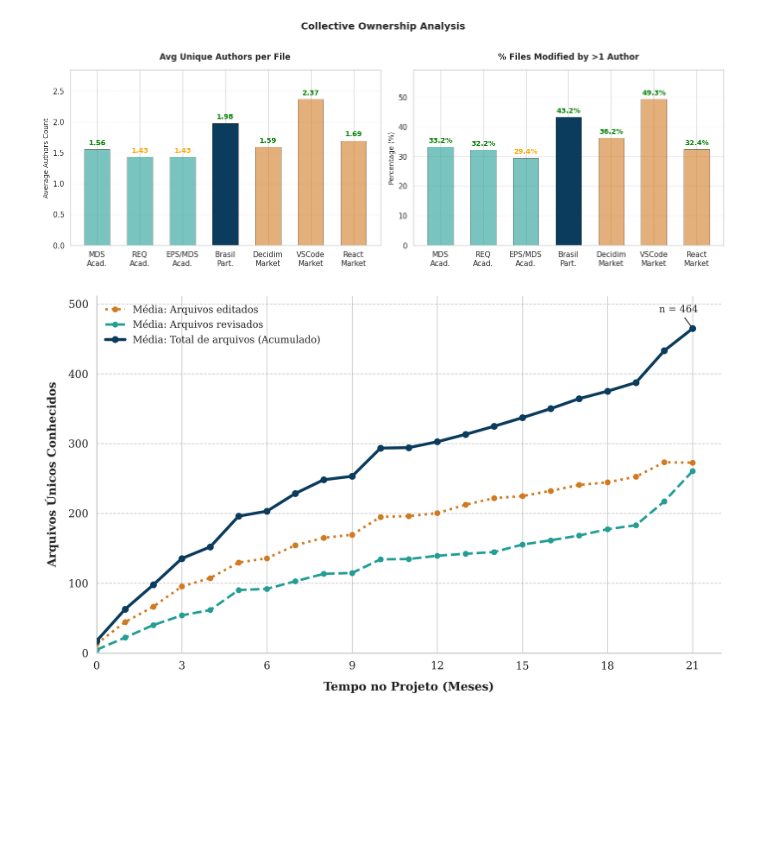
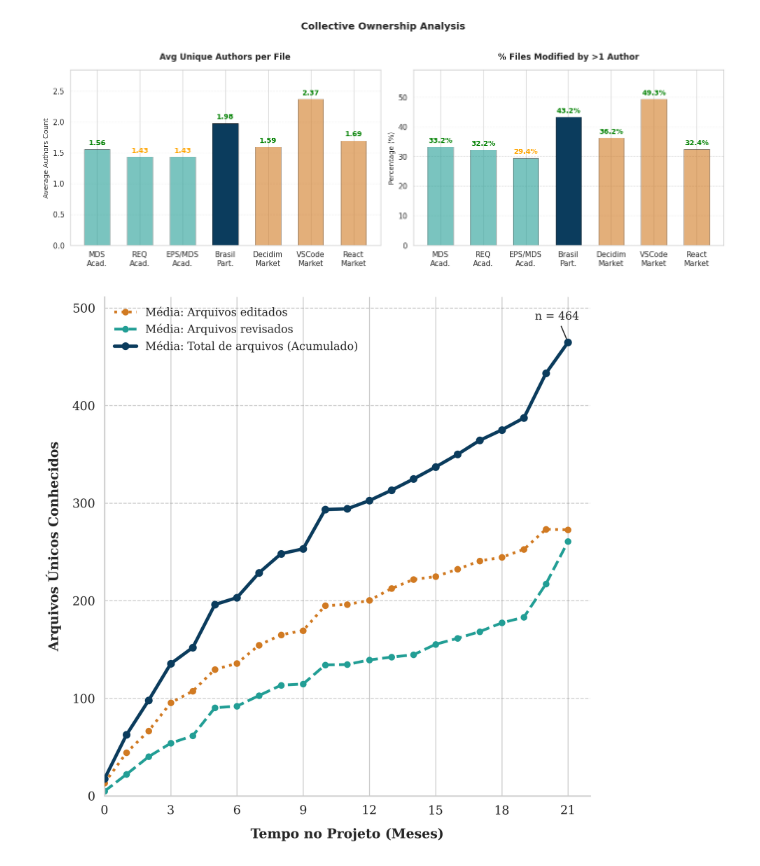
Before and after one commit to lablivre-unb/EbL_Over_PbL, a Jupyter notebook: metrics/notebooks/prs_viz_bp_paper.ipynb, the cells around one changed output. Saved outputs shown, nothing was run; the diff lists cells and outputs as text; code cells hidden in the pictures; blank space fills up the shorter version.

```diff
--- a/metrics/notebooks/prs_viz_bp_paper.ipynb
+++ b/metrics/notebooks/prs_viz_bp_paper.ipynb
@@ -1047,7 +1161,7 @@ plt.rcParams.update({
     'savefig.bbox': 'tight'
 })
 
-fig, ax = plt.subplots(figsize=(10, 6), facecolor='white')
+fig, ax = plt.subplots(figsize=(7.2, 7.2), facecolor='white')
 
 ax.spines['top'].set_visible(False)
 ax.spines['right'].set_visible(False)
@@ -1090,33 +1204,33 @@ ax.plot(
     zorder=4
 )
 
 ax.grid(axis='y', linestyle='--', alpha=0.4, color='gray', zorder=0)
 ax.set_axisbelow(True)
 
 ax.set_xlabel('Tempo no Projeto (Meses)', fontweight='bold', labelpad=10)
 ax.set_ylabel('Arquivos Únicos Conhecidos', fontweight='bold', labelpad=10)
 
 ax.xaxis.set_major_locator(ticker.MultipleLocator(3))
 ax.legend(loc='upper left', frameon=False)
 
 ax.set_xlim(0, results_corrected['tenure_month'].max() + 1)
 ax.set_ylim(0, results_corrected['mean_total'].max() * 1.1)
 
 last_month = results_corrected['tenure_month'].iloc[-1]
 last_total = results_corrected['mean_total'].iloc[-1]
 ax.annotate(
     f'n = {int(last_total)}',
     xy=(last_month, last_total),
     xytext=(last_month - 0.5, last_total + (results_corrected['mean_total'].max() * 0.05)),
     fontsize=10,
     color=color_total,
     ha='center',
     arrowprops=dict(arrowstyle='-', color=color_total, lw=1)
 )
 
 plt.tight_layout()
 plt.show()
 # %% [output]
-[figure, old version]
+[figure, new version]
 # %% [markdown]
  <img src="assets/grafo.png" width="1000" />
```
Also changed, not shown: parts of 6 cells of this notebook.
